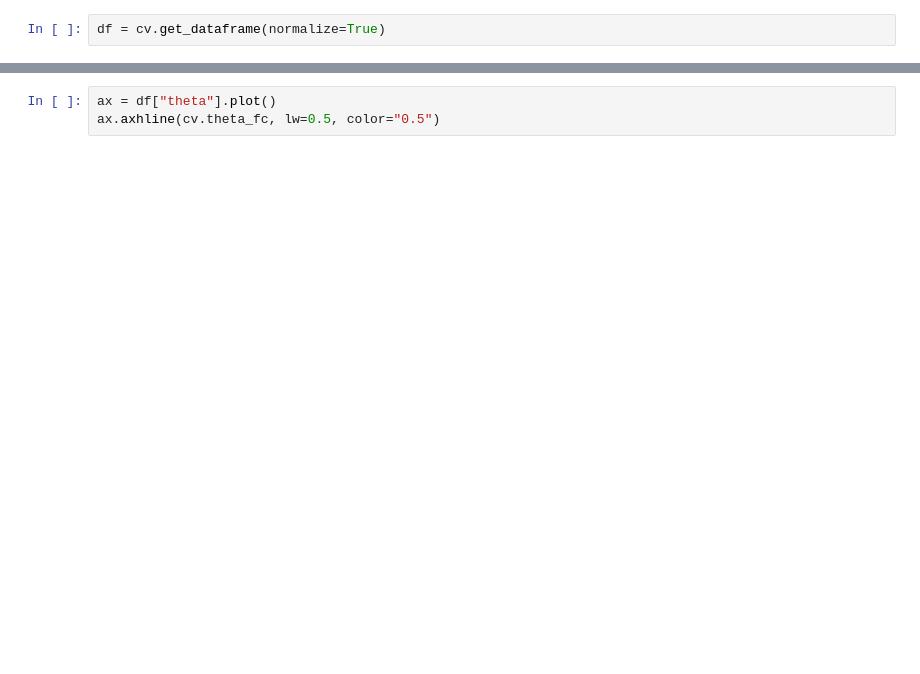
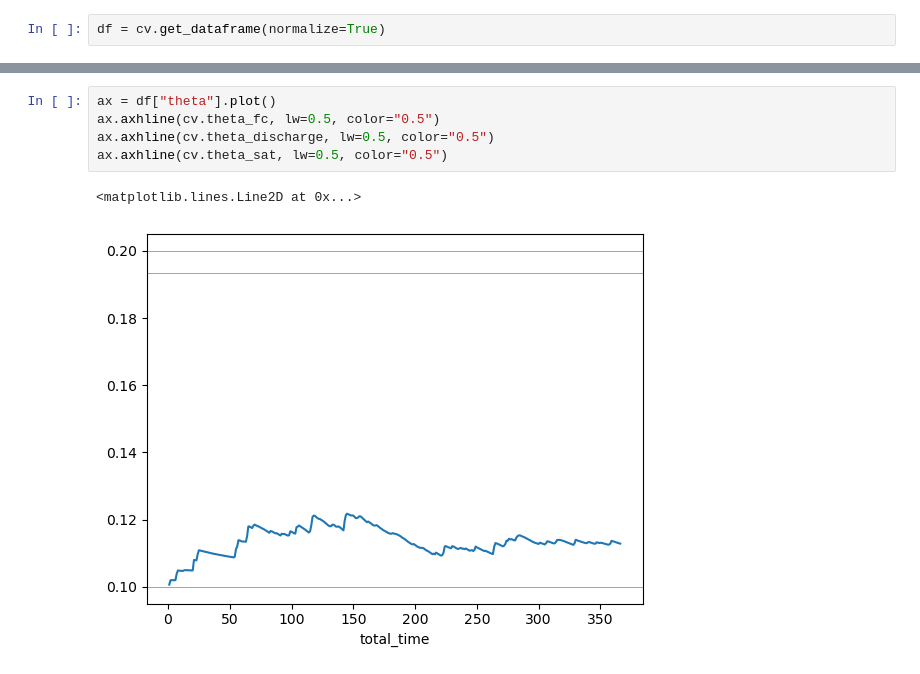
Before and after one commit to jdhughes-usgs/simple_soil, a Jupyter notebook: notebooks/Execute.ipynb, the cells around one changed output, grey strips where cells are left out. Saved outputs shown, nothing was run; the diff lists cells and outputs as text; blank space fills up the shorter version.

```diff
--- a/notebooks/Execute.ipynb
+++ b/notebooks/Execute.ipynb
@@ -40,5 +128,10 @@ ax = df["iterations"].plot()
 # %%
 ax = df["theta"].plot()
 ax.axhline(cv.theta_fc, lw=0.5, color="0.5")
+ax.axhline(cv.theta_discharge, lw=0.5, color="0.5")
+ax.axhline(cv.theta_sat, lw=0.5, color="0.5")
+# %% [output]
+<matplotlib.lines.Line2D at 0x...>
+[figure, added]
 # %%
 ax = df["recharge_L/T"].plot()
```
Also changed, not shown: parts of 29 cells of this notebook, 7 other files.
